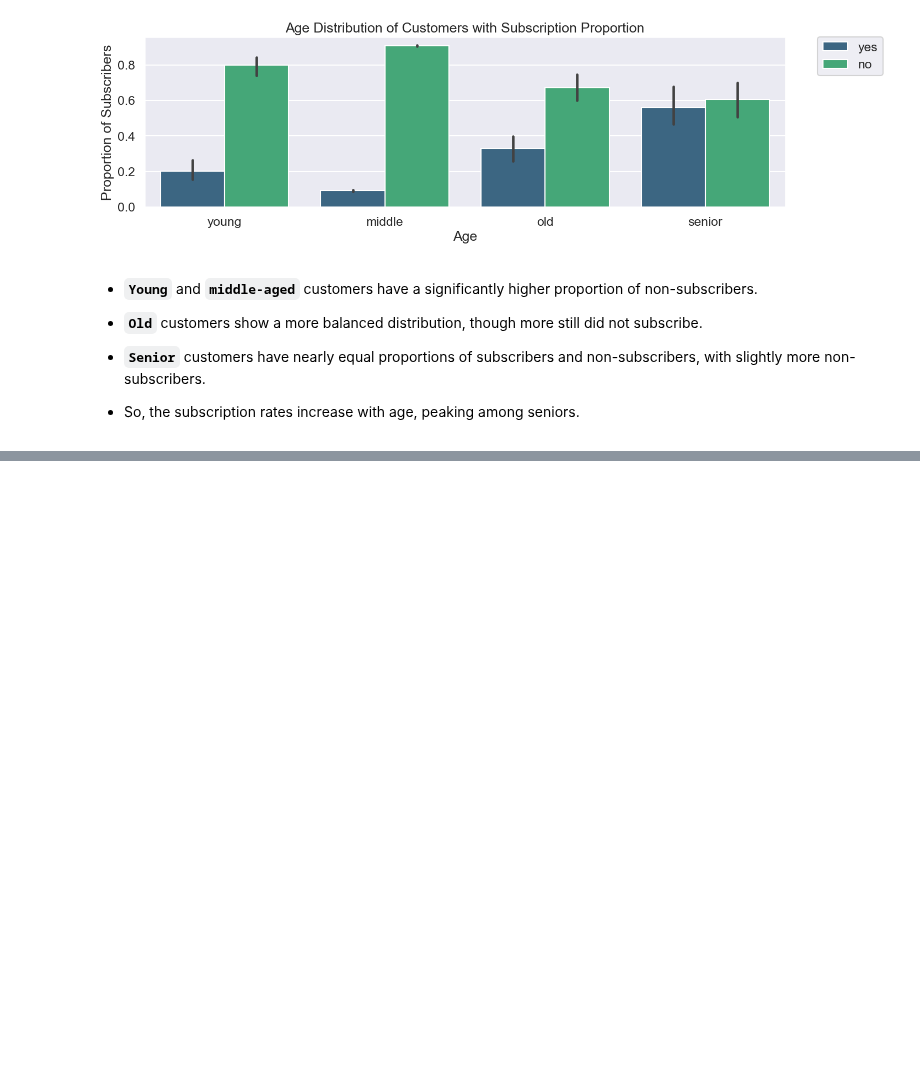
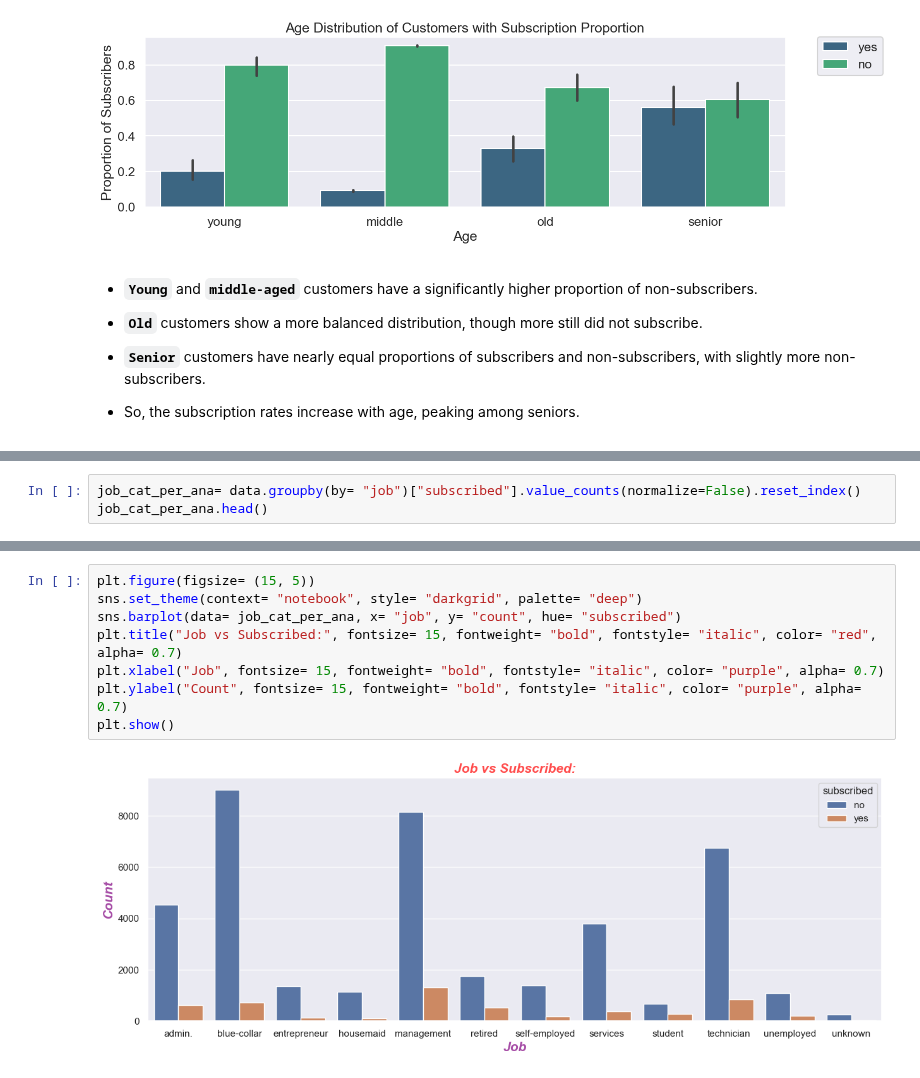
Before and after one commit to rajesh-coventry/Projects, a Jupyter notebook: 04_Traditional_Machine_Learning_for_Predictions/Banking Dataset - Marketing Targets/01_Customer_Demographics_Profiling.ipynb, the cells around one changed output, grey strips where cells are left out. Drawn from its saved outputs; the diff is of its cells as text; blank space fills up the shorter version.

```diff
--- a/04_Traditional_Machine_Learning_for_Predictions/Banking Dataset - Marketing Targets/01_Customer_Demographics_Profiling.ipynb
+++ b/04_Traditional_Machine_Learning_for_Predictions/Banking Dataset - Marketing Targets/01_Customer_Demographics_Profiling.ipynb
@@ -148,0 +168,3 @@ plt.show()
+# %%
+job_cat_per_ana= data.groupby(by= "job")["subscribed"].value_counts(normalize=False).reset_index()
+job_cat_per_ana.head()
@@ -148,0 +178,10 @@ plt.show()
+# %%
+plt.figure(figsize= (15, 5))
+sns.set_theme(context= "notebook", style= "darkgrid", palette= "deep")
+sns.barplot(data= job_cat_per_ana, x= "job", y= "count", hue= "subscribed")
+plt.title("Job vs Subscribed:", fontsize= 15, fontweight= "bold", fontstyle= "italic", color= "red", alpha= 0.7)
+plt.xlabel("Job", fontsize= 15, fontweight= "bold", fontstyle= "italic", color= "purple", alpha= 0.7)
+plt.ylabel("Count", fontsize= 15, fontweight= "bold", fontstyle= "italic", color= "purple", alpha= 0.7)
+plt.show()
+# %% [output]
+[figure, added]
```
Also changed, not shown: parts of 16 cells of this notebook.
